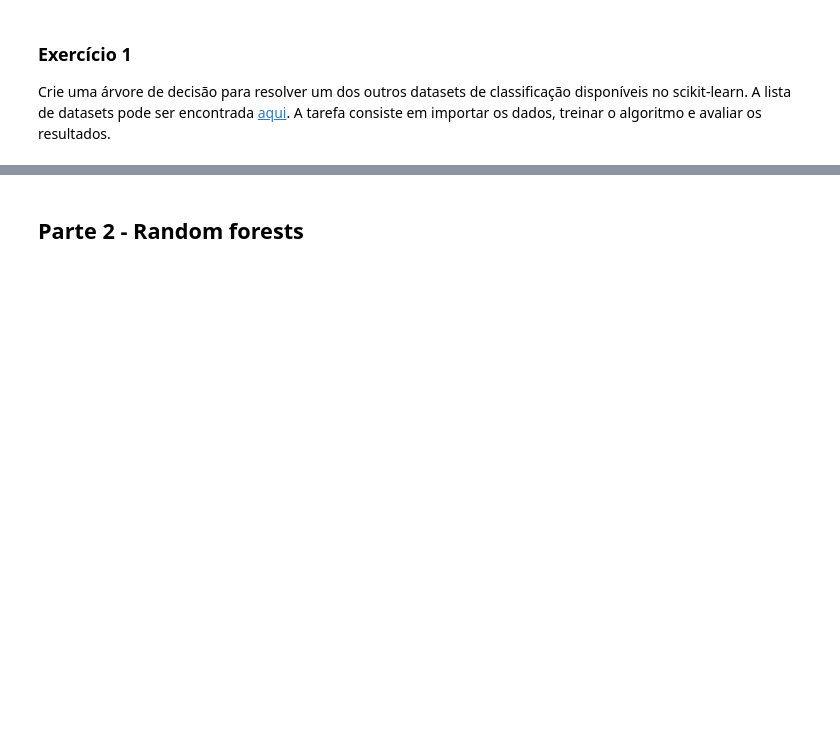
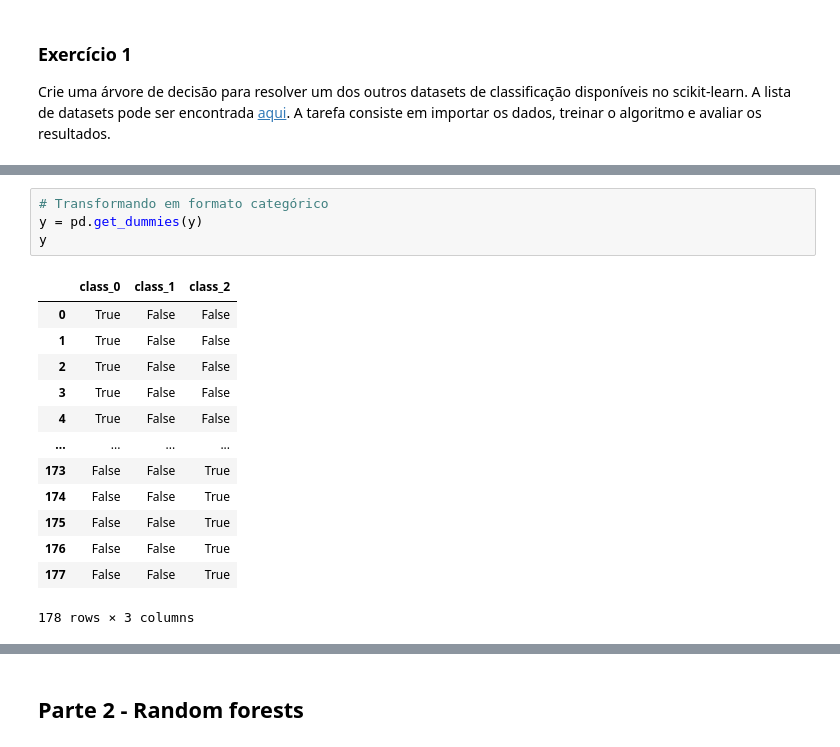
Before and after one commit to DiogoGDF/AI, a Jupyter notebook: Modulo4.ipynb, the cells around one changed output, grey strips where cells are left out. Drawn from its saved outputs; the diff is of its cells as text; blank space fills up the shorter version.

```diff
--- a/Modulo4.ipynb
+++ b/Modulo4.ipynb
@@ -93,0 +168,18 @@ Crie uma árvore de decisão para resolver um dos outros datasets de classifica
+# %%
+# Transformando em formato categórico
+y = pd.get_dummies(y)
+y
+# %% [output]
+|  | class_0 | class_1 | class_2 |
+| 0 | True | False | False |
+| 1 | True | False | False |
+| 2 | True | False | False |
+| 3 | True | False | False |
+| 4 | True | False | False |
+| ... | ... | ... | ... |
+| 173 | False | False | True |
+| 174 | False | False | True |
+| 175 | False | False | True |
+| 176 | False | False | True |
+| 177 | False | False | True |
+178 rows × 3 columns
```
Also changed, not shown: parts of 13 cells of this notebook.
